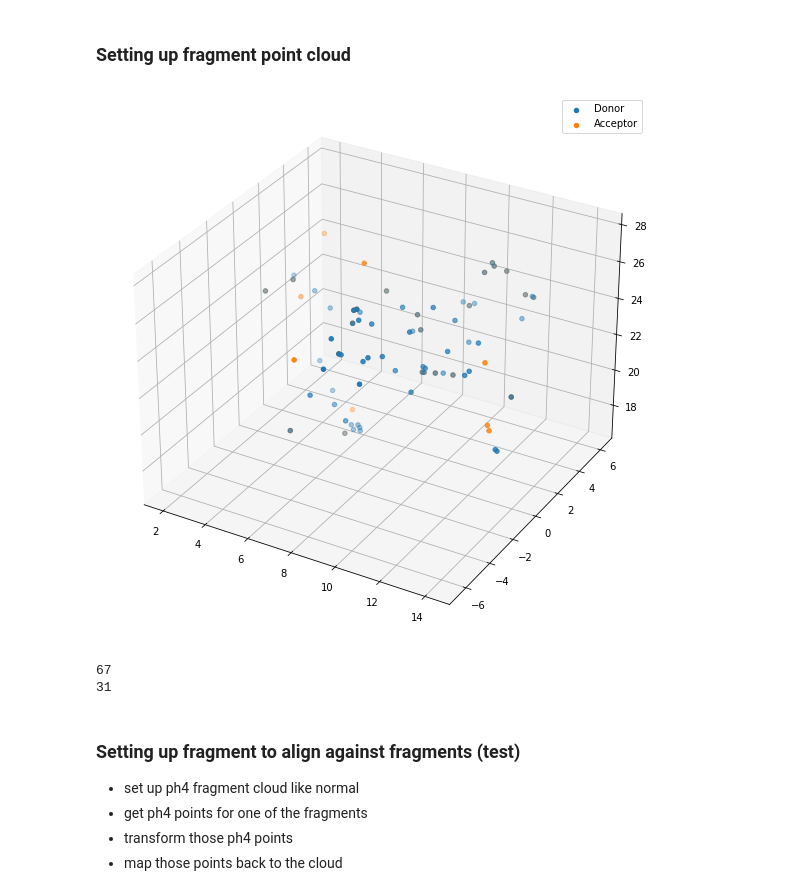
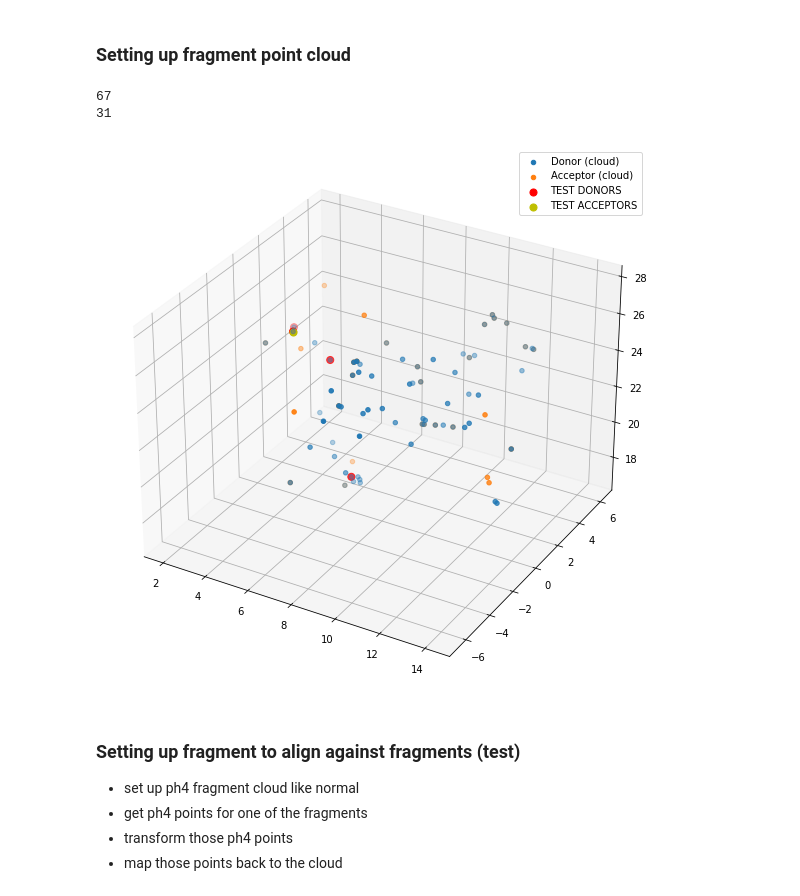
Before and after one commit to gemmagordon/xchem_rotation, a Jupyter notebook: brute_force_test_2_no_centroids.ipynb, the cells around one changed output. Cells and saved outputs as stored; diff of their text form; code cells hidden in the pictures.

```diff
--- a/brute_force_test_2_no_centroids.ipynb
+++ b/brute_force_test_2_no_centroids.ipynb
@@ -182,18 +182,33 @@ def plot_coords(donor_coords, acceptor_coords, aromatic_coords):
 # %%
 # run above functions
 fragment_files, frag_filenames = get_sdfs('Mpro_fragments')
 frag_mols = sdf_to_mol(fragment_files)
 frag_donor_coords, frag_acceptor_coords, frag_aromatic_coords = get_coords(frag_mols)
-plot_coords(frag_donor_coords, frag_acceptor_coords, frag_aromatic_coords)
+#plot_coords(frag_donor_coords, frag_acceptor_coords, frag_aromatic_coords)
 
 # NOTE ~20 fragments, number of ph4s will obvs be different
 # like 67 donors, 31 acceptors
 print(len(frag_donor_coords))
 print(len(frag_acceptor_coords))
+
+test_donor_coords, test_acceptor_coords, test_aromatic_coords = get_coords_query(frag_mols[0])
+
+fig = plt.figure(figsize=(10,10))
+ax = plt.axes(projection='3d')
+
+# visualize the 3D cloud of fragment pharmacophores. They are a good representation of the protein pocket.
+labels = ['Donor (cloud)', 'Acceptor (cloud)', 'Aromatic']
+for coords, label in zip([frag_donor_coords, frag_acceptor_coords, frag_aromatic_coords], labels):
+    if len(coords) != 0:
+        ax.scatter3D(coords[:,0], coords[:,1], coords[:,2], label=label)
+ax.scatter3D(test_donor_coords[:,0], test_donor_coords[:,1], test_donor_coords[:,2], label='TEST DONORS', c='r', s=50)
+ax.scatter3D(test_acceptor_coords[:,0], test_acceptor_coords[:,1], test_acceptor_coords[:,2], label='TEST ACCEPTORS', c='y', s=50)
+plt.legend()
+plt.show()
 # %% [output]
+67
+31
-[figure, old version]
+[figure, new version]
-67
-31
 # %% [markdown]
 ### Setting up fragment to align against fragments (test)
 
```
Also changed, not shown: parts of 13 cells of this notebook, 3 other files.
